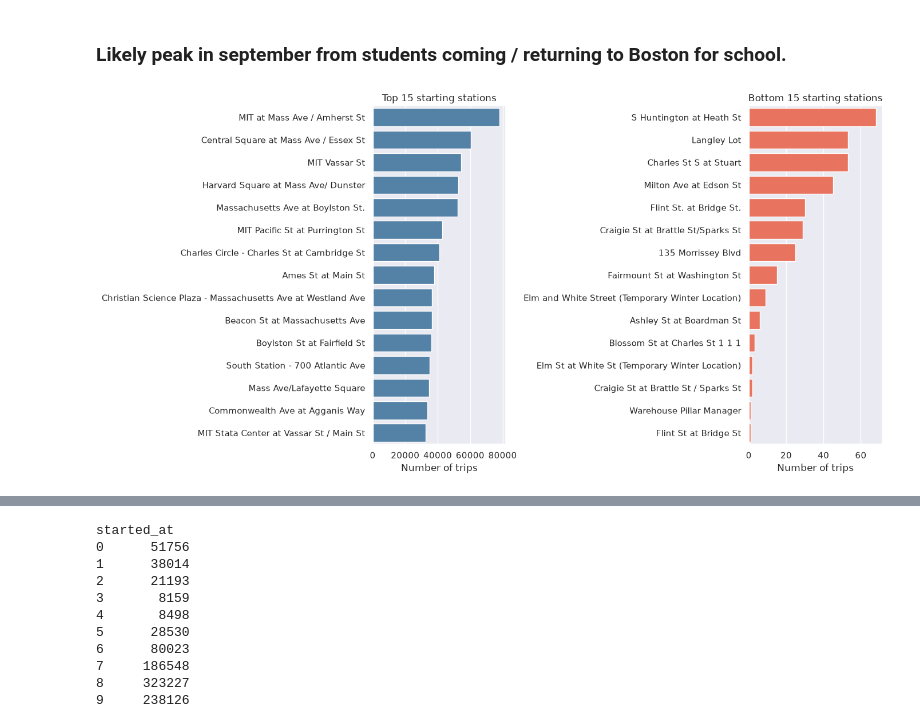
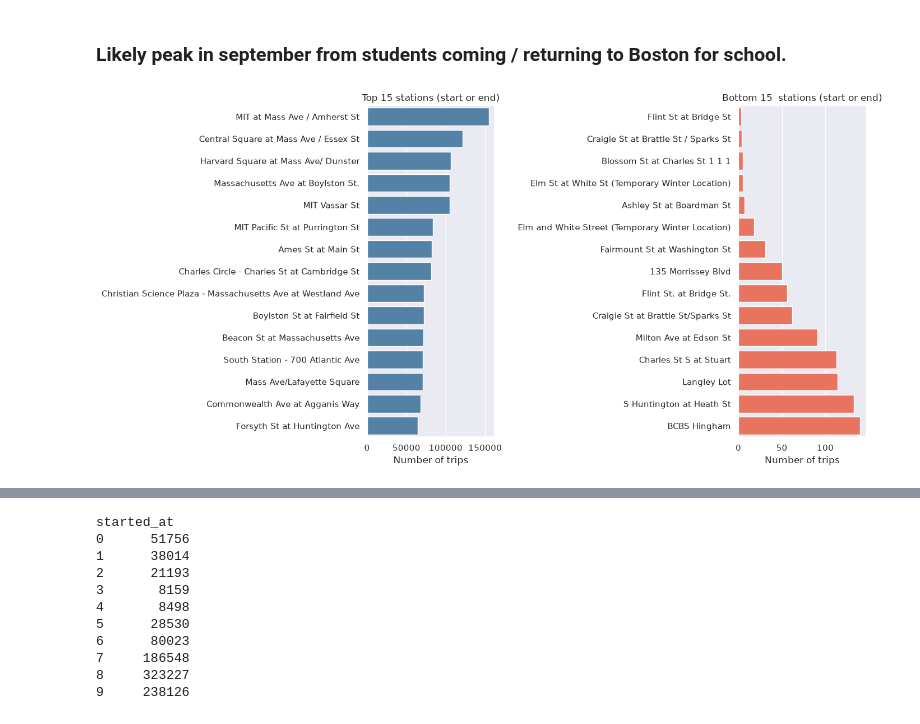
Before and after one commit to huck1ns/BlueBike_DS_Project, a Jupyter notebook: BlueBike_Notebook.ipynb, the cells around one changed output, grey strips where cells are left out. Cells and saved outputs as stored; diff of their text form; code cells hidden in the pictures.

Commit message:
complete graphs for question 1 and 2, organize

```diff
--- a/BlueBike_Notebook.ipynb
+++ b/BlueBike_Notebook.ipynb
@@ -247,23 +248,28 @@ plt.show()
 # %% [markdown]
 ### Likely peak in september from students coming / returning to Boston for school.
 # %%
-station_counts = combined['start_station_name'].value_counts()
+station_counts = (
+    combined['start_station_name'].value_counts()
+    .add(combined['end_station_name'].value_counts(), fill_value=0)
+    .astype(int)
+    .sort_values(ascending=False)
+)
 
 top = station_counts.head(15)
-bottom = station_counts.tail(15)
+bottom = station_counts.tail(16)[::-1][1:]
 # %%
 fig, axes = plt.subplots(1, 2, figsize=(14, 7))
 sns.barplot(x=top.values, y=top.index, ax=axes[0], color='steelblue')
-axes[0].set_title('Top 15 starting stations')
+axes[0].set_title('Top 15 stations (start or end)')
 sns.barplot(x=bottom.values, y=bottom.index, ax=axes[1], color='tomato')
-axes[1].set_title('Bottom 15 starting stations')
+axes[1].set_title('Bottom 15  stations (start or end)')
 for ax in axes:
     ax.set_xlabel('Number of trips')
     ax.set_ylabel('')
 plt.tight_layout()
 plt.show()
 # %% [output]
-[figure, old version]
+[figure, new version]
 # %%
 round_trips = combined[combined['start_station_id'] == combined['end_station_id']]
 point_to_point = combined[combined['start_station_id'] != combined['end_station_id']]
```
Also changed, not shown: parts of 3 cells of this notebook.
